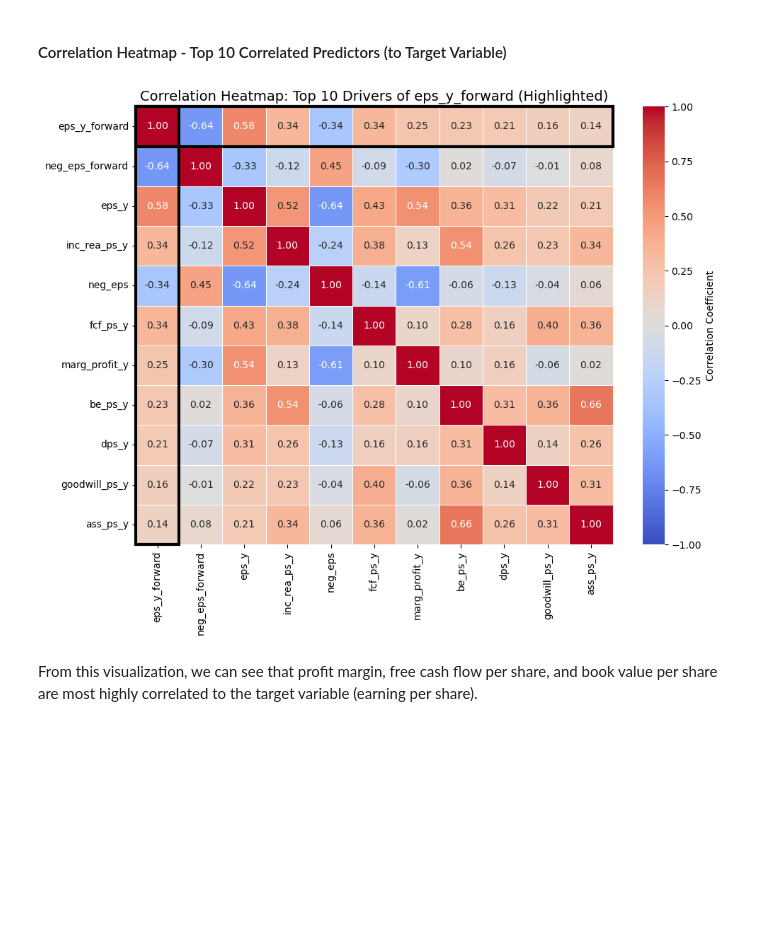
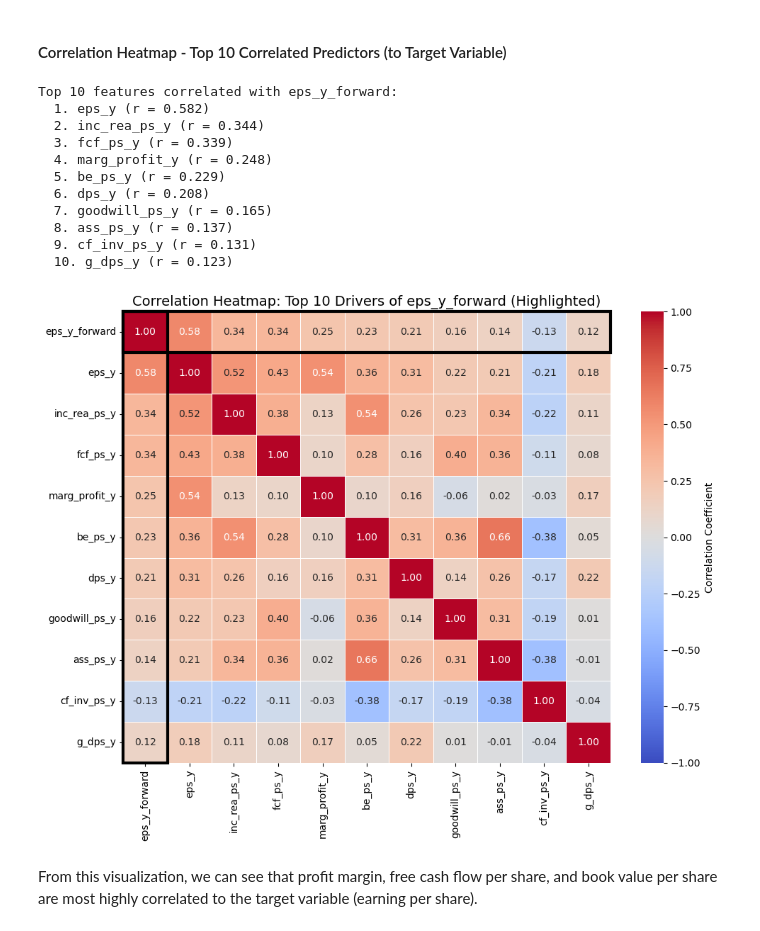
Before and after one commit to mauricebaier/rb_data_exercise, a Jupyter notebook: Assignment.ipynb, the cells around one changed output. Drawn from its saved outputs; the diff is of its cells as text; code cells hidden in the pictures; blank space fills up the shorter version.

```diff
--- a/Assignment.ipynb
+++ b/Assignment.ipynb
@@ -593,57 +594,76 @@ One can see that most companies are profitable with the mean laying at 2.39.
 # %% [markdown]
 #### Correlation Heatmap - Top 10 Correlated Predictors (to Target Variable)
 # %%
-import numpy as np
-import seaborn as sns
-import matplotlib.pyplot as plt
-from matplotlib.patches import Rectangle
-
 # 1. Select only numeric columns
 numeric_df = sp500_winsorized.select_dtypes(include=[np.number])
 target = 'eps_y_forward'  # UPDATED TARGET
 
+# Define columns to exclude from feature selection
+EXCLUDE_FROM_FEATURES = ['neg_eps_forward', 'neg_eps', 'eps_y_forward']  # Exclude target and related variables
+
 # 2. Select Top 10 Features + Target
 if target in numeric_df.columns:
-    # Get correlations of everything against 'eps_y_forward'
-    correlations = numeric_df.corrwith(numeric_df[target]).abs()
+    # Filter out excluded columns before calculating correlations
+    feature_candidates = numeric_df.drop(columns=EXCLUDE_FROM_FEATURES, errors='ignore')
 
-    # Sort and take top 11 (Target + 10 best predictors)
-    top_features = correlations.sort_values(ascending=False).head(11).index.tolist()
+    # Get correlations of remaining features against 'eps_y_forward'
+    correlations = feature_candidates.corrwith(numeric_df[target]).abs()
+
+    # Sort and take top 10 (best predictors only, excluding target)
+    top_10_features = correlations.sort_values(ascending=False).head(10).index.tolist()
+
+    # Add target back to create final feature list
+    top_features = [target] + top_10_features
+
+    print(f"Top 10 features correlated with {target}:")
+    for i, feat in enumerate(top_10_features, 1):
+        print(f"  {i}. {feat} (r = {correlations[feat]:.3f})")
 
     # 3. Create Heatmap
     plt.figure(figsize=(10, 8))
     corr_matrix = numeric_df[top_features].corr()
 
     # Plot heatmap
     ax = sns.heatmap(
         corr_matrix,
         annot=True,
         fmt=".2f",
         cmap='coolwarm',
         vmin=-1, vmax=1,
         linewidths=0.5,
         cbar_kws={'label': 'Correlation Coefficient'}
     )
 
     # 4. Highlight the Target Row and Column
-    # Find where 'eps_y_forward' is in the list (usually index 0, but safe to check)
+    # Find where 'eps_y_forward' is in the list (should be index 0)
     target_idx = top_features.index(target)
     n_vars = len(top_features)
 
     # Draw Rectangle around the Target Column
     ax.add_patch(Rectangle((target_idx, 0), 1, n_vars, fill=False, edgecolor='black', lw=3, clip_on=False))
 
     # Draw Rectangle around the Target Row
     ax.add_patch(Rectangle((0, target_idx), n_vars, 1, fill=False, edgecolor='black', lw=3, clip_on=False))
 
     plt.title(f"Correlation Heatmap: Top 10 Drivers of {target} (Highlighted)", fontsize=14)
     plt.tight_layout()
     plt.show()
 
 else:
     print(f"Target '{target}' not found in DataFrame. Did you run the shift code?")
 # %% [output]
+Top 10 features correlated with eps_y_forward:
+  1. eps_y (r = 0.582)
+  2. inc_rea_ps_y (r = 0.344)
+  3. fcf_ps_y (r = 0.339)
+  4. marg_profit_y (r = 0.248)
+  5. be_ps_y (r = 0.229)
+  6. dps_y (r = 0.208)
+  7. goodwill_ps_y (r = 0.165)
+  8. ass_ps_y (r = 0.137)
+  9. cf_inv_ps_y (r = 0.131)
+  10. g_dps_y (r = 0.123)
-[figure, old version]
+[figure, new version]
 # %% [markdown]
 From this visualization, we can see that profit margin, free cash flow per share, and book value per share are most highly correlated to the target variable (earning per share).
 # %% [markdown]
```
Also changed, not shown: parts of 19 cells of this notebook.
